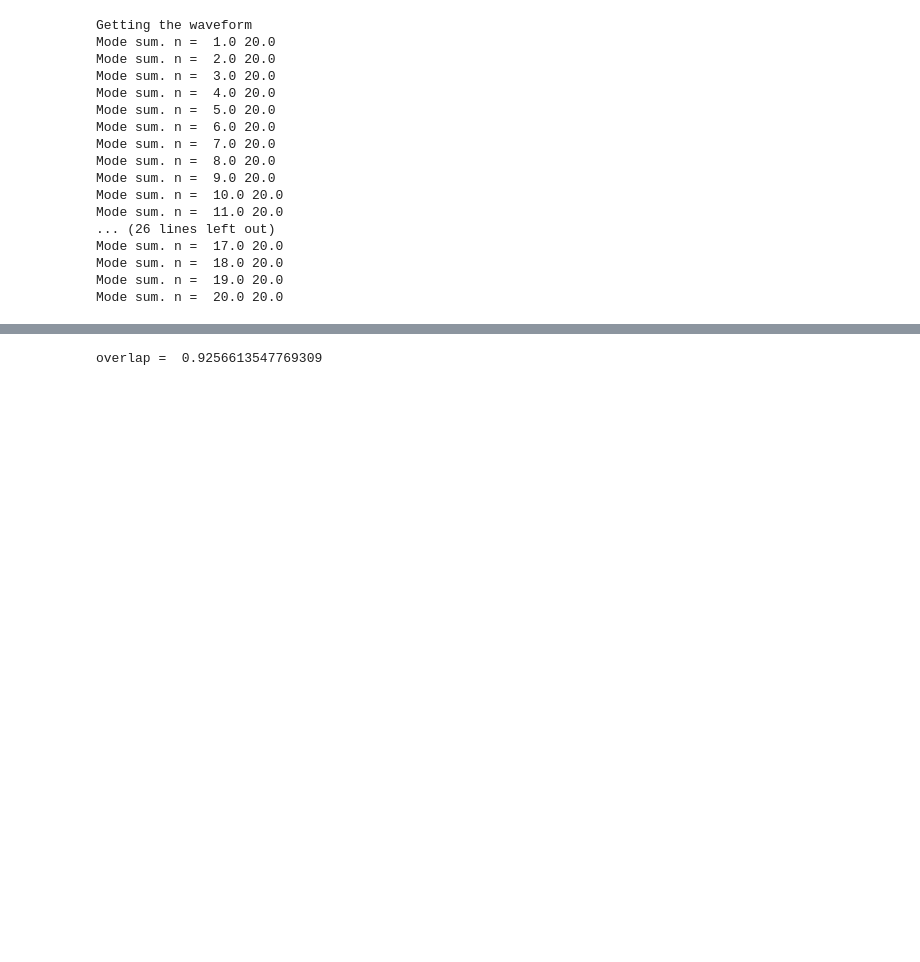
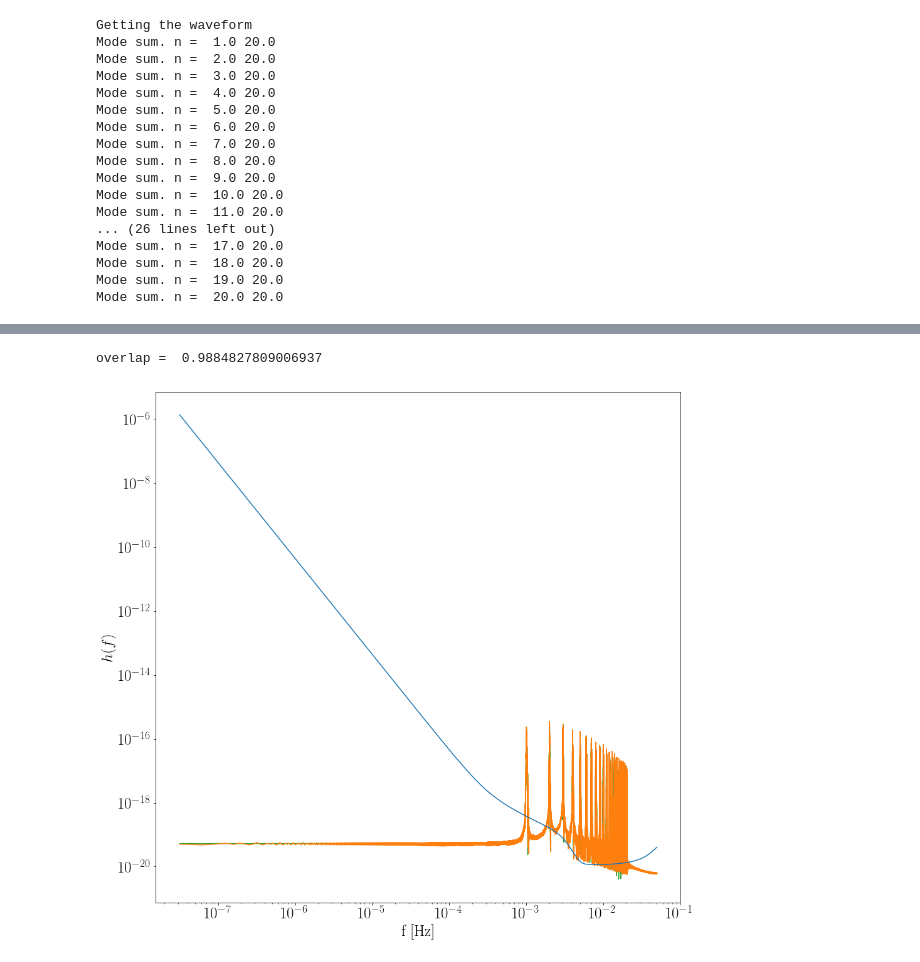
Before and after one commit to tomkimpson/Hierarchical-Triples, a Jupyter notebook: Jupyter/Code/Revised/SplitPlayground.ipynb, the cells around one changed output, grey strips where cells are left out. Cells and saved outputs as stored; diff of their text form; code cells hidden in the pictures; blank space fills up the shorter version.

```diff
--- a/Jupyter/Code/Revised/SplitPlayground.ipynb
+++ b/Jupyter/Code/Revised/SplitPlayground.ipynb
@@ -207,6 +258,7 @@ Max h plus = 1.5048421049093098e-21
 # %%
 #Go to frequency domain and get the overlap
 f,h1,h2, S = GR.overlap(waveformNR,waveformAN)
-#plot_GW_frequency(f,h1,h2, S)
+plot_GW_frequency(f,h1,h2, S)
 # %% [output]
-overlap =  0.9256613547769309
+overlap =  0.9884827809006937
+[figure, added]
```
Also changed, not shown: parts of 4 cells of this notebook, 9 other files.
